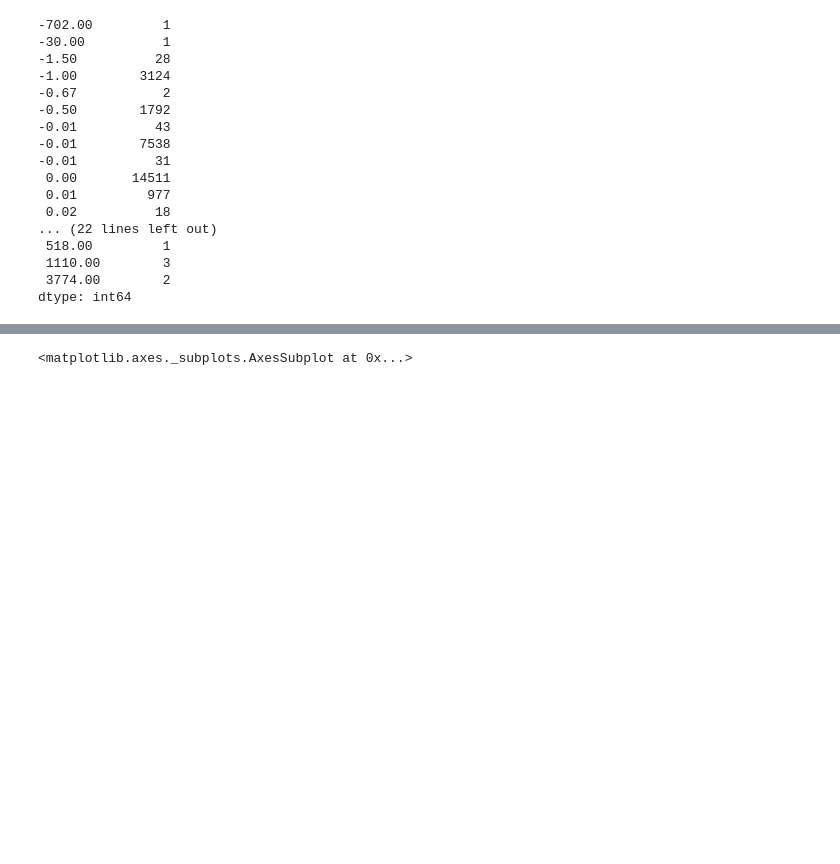
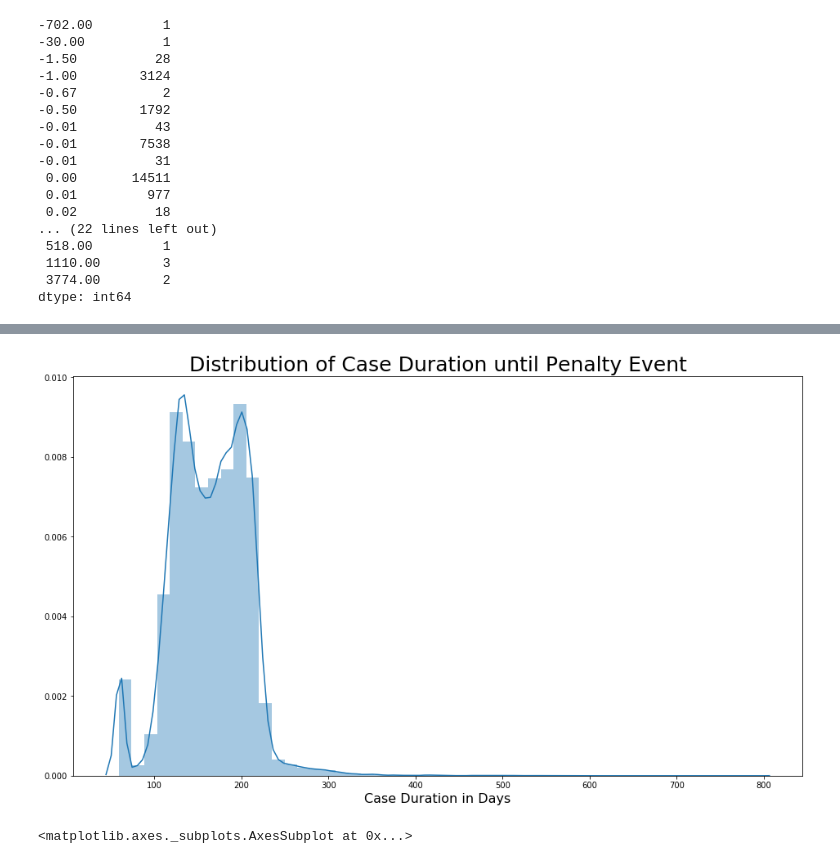
Before and after one commit to brunompacheco/APM-A2, a Jupyter notebook: notebooks/APM_Assignment_2_Q3.ipynb, the cells around one changed output, grey strips where cells are left out. Cells and saved outputs as stored; diff of their text form; code cells hidden in the pictures; blank space fills up the shorter version.

```diff
--- a/notebooks/APM_Assignment_2_Q3.ipynb
+++ b/notebooks/APM_Assignment_2_Q3.ipynb
@@ -262,3 +292,12 @@ plot.get_figure().savefig('time2penalty.png')
+# %%
+fig = plt.figure(figsize=(16,9))
+plot = sns.distplot(time_to_penalty)
+plot = plot.get_figure()
+plt.xlabel("Case Duration in Days", size =16)
+plt.title("Distribution of Case Duration until Penalty Event", size=25)
+plot.savefig('time2penalty.png')
+# %% [output]
+[figure, added]
 # %%
 sns.distplot(dlz_penalty)
 # %% [output]
```
Also changed, not shown: parts of 27 cells of this notebook, 4 other files.
